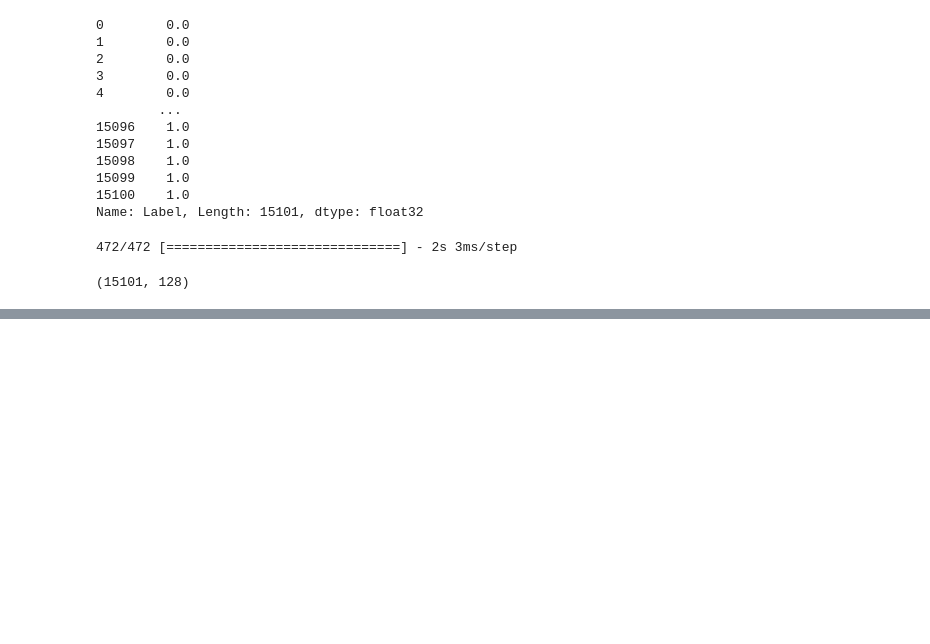
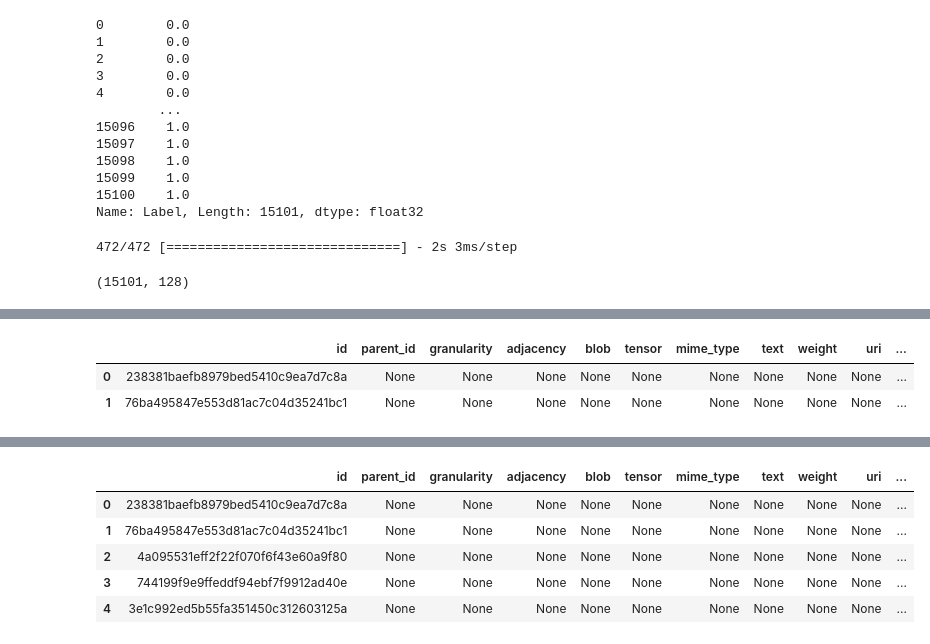
Before and after one commit to k-zehnder/cybersecurity-jina, a Jupyter notebook: eda_notebook.ipynb, the cells around one changed output, grey strips where cells are left out. Cells and saved outputs as stored; diff of their text form; code cells hidden in the pictures; blank space fills up the shorter version.

```diff
--- a/eda_notebook.ipynb
+++ b/eda_notebook.ipynb
@@ -422,0 +491,3 @@ embeddings_df.head()
+# %%
+da = DocumentArray.load("index")
+da.summary()
@@ -422,0 +511,18 @@ embeddings_df.head()
+# %%
+da_df = da.to_dataframe()
+da_df.head(2)
+# %% [output]
+|  | id | parent_id | granularity | adjacency | blob | tensor | mime_type | text | weight | uri | ... |
+| 0 | 238381baefb8979bed5410c9ea7d7c8a | None | None | None | None | None | None | None | None | None | ... |
+| 1 | 76ba495847e553d81ac7c04d35241bc1 | None | None | None | None | None | None | None | None | None | ... |
+# %%
+hours = []
+
+for i in range(len(da_df)):
+    tags = da_df.loc[i, "tags"]
+    print(tags)
+    hours.append(tags.get("dt"))
+
+da_df["hour"] = hours
+da_df.head()
+# %% [output]
@@ -422,0 +546,6 @@ embeddings_df.head()
+|  | id | parent_id | granularity | adjacency | blob | tensor | mime_type | text | weight | uri | ... |
+| 0 | 238381baefb8979bed5410c9ea7d7c8a | None | None | None | None | None | None | None | None | None | ... |
+| 1 | 76ba495847e553d81ac7c04d35241bc1 | None | None | None | None | None | None | None | None | None | ... |
+| 2 | 4a095531eff2f22f070f6f43e60a9f80 | None | None | None | None | None | None | None | None | None | ... |
+| 3 | 744199f9e9ffeddf94ebf7f9912ad40e | None | None | None | None | None | None | None | None | None | ... |
+| 4 | 3e1c992ed5b55fa351450c312603125a | None | None | None | None | None | None | None | None | None | ... |
```
Also changed, not shown: parts of 22 cells of this notebook, 7 other files.
